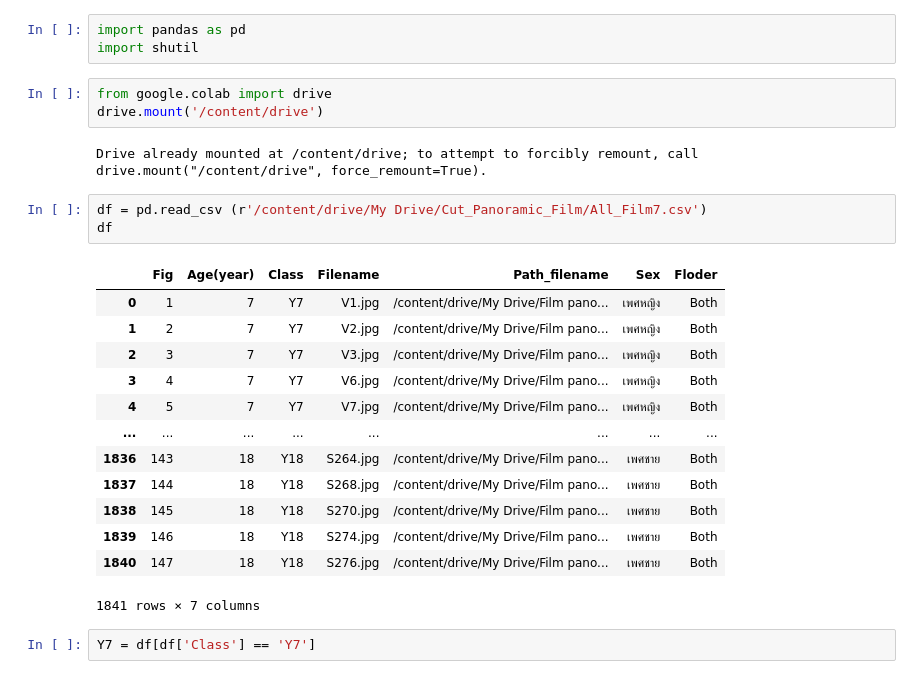
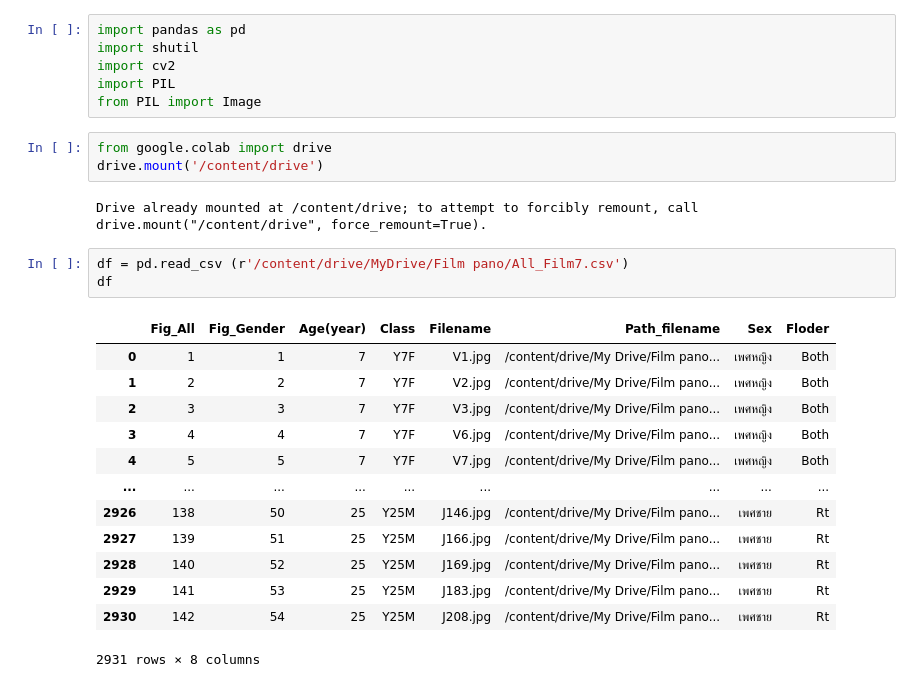
Before and after one commit to Wanita-8943/efficientnet_keras_transfer_learning, a Jupyter notebook: ตัดรูป.ipynb, the cells around one changed output. Saved outputs shown, nothing was run; the diff lists cells and outputs as text.

```diff
--- a/ตัดรูป.ipynb
+++ b/ตัดรูป.ipynb
@@ -3,27 +3,28 @@
 # %%
 import pandas as pd
 import shutil
+import cv2
+import PIL
+from PIL import Image
 # %%
 from google.colab import drive
 drive.mount('/content/drive')
 # %% [output]
 Drive already mounted at /content/drive; to attempt to forcibly remount, call drive.mount("/content/drive", force_remount=True).
 # %%
-df = pd.read_csv (r'/content/drive/My Drive/Cut_Panoramic_Film/All_Film7.csv')
+df = pd.read_csv (r'/content/drive/MyDrive/Film pano/All_Film7.csv')
 df
 # %% [output]
-|  | Fig | Age(year) | Class | Filename | Path_filename | Sex | Floder |
-| 0 | 1 | 7 | Y7 | V1.jpg | /content/drive/My Drive/Film pano... | เพศหญิง | Both |
-| 1 | 2 | 7 | Y7 | V2.jpg | /content/drive/My Drive/Film pano... | เพศหญิง | Both |
-| 2 | 3 | 7 | Y7 | V3.jpg | /content/drive/My Drive/Film pano... | เพศหญิง | Both |
-| 3 | 4 | 7 | Y7 | V6.jpg | /content/drive/My Drive/Film pano... | เพศหญิง | Both |
-| 4 | 5 | 7 | Y7 | V7.jpg | /content/drive/My Drive/Film pano... | เพศหญิง | Both |
-| ... | ... | ... | ... | ... | ... | ... | ... |
-| 1836 | 143 | 18 | Y18 | S264.jpg | /content/drive/My Drive/Film pano... | เพศชาย | Both |
-| 1837 | 144 | 18 | Y18 | S268.jpg | /content/drive/My Drive/Film pano... | เพศชาย | Both |
-| 1838 | 145 | 18 | Y18 | S270.jpg | /content/drive/My Drive/Film pano... | เพศชาย | Both |
-| 1839 | 146 | 18 | Y18 | S274.jpg | /content/drive/My Drive/Film pano... | เพศชาย | Both |
-| 1840 | 147 | 18 | Y18 | S276.jpg | /content/drive/My Drive/Film pano... | เพศชาย | Both |
+|  | Fig_All | Fig_Gender | Age(year) | Class | Filename | Path_filename | Sex | Floder |
+| 0 | 1 | 1 | 7 | Y7F | V1.jpg | /content/drive/My Drive/Film pano... | เพศหญิง | Both |
+| 1 | 2 | 2 | 7 | Y7F | V2.jpg | /content/drive/My Drive/Film pano... | เพศหญิง | Both |
+| 2 | 3 | 3 | 7 | Y7F | V3.jpg | /content/drive/My Drive/Film pano... | เพศหญิง | Both |
+| 3 | 4 | 4 | 7 | Y7F | V6.jpg | /content/drive/My Drive/Film pano... | เพศหญิง | Both |
+| 4 | 5 | 5 | 7 | Y7F | V7.jpg | /content/drive/My Drive/Film pano... | เพศหญิง | Both |
+| ... | ... | ... | ... | ... | ... | ... | ... | ... |
+| 2926 | 138 | 50 | 25 | Y25M | J146.jpg | /content/drive/My Drive/Film pano... | เพศชาย | Rt |
+| 2927 | 139 | 51 | 25 | Y25M | J166.jpg | /content/drive/My Drive/Film pano... | เพศชาย | Rt |
+| 2928 | 140 | 52 | 25 | Y25M | J169.jpg | /content/drive/My Drive/Film pano... | เพศชาย | Rt |
+| 2929 | 141 | 53 | 25 | Y25M | J183.jpg | /content/drive/My Drive/Film pano... | เพศชาย | Rt |
+| 2930 | 142 | 54 | 25 | Y25M | J208.jpg | /content/drive/My Drive/Film pano... | เพศชาย | Rt |
-1841 rows × 7 columns
+2931 rows × 8 columns
-# %%
-Y7 = df[df['Class'] == 'Y7']
```
Also changed, not shown: parts of 19 cells of this notebook.
